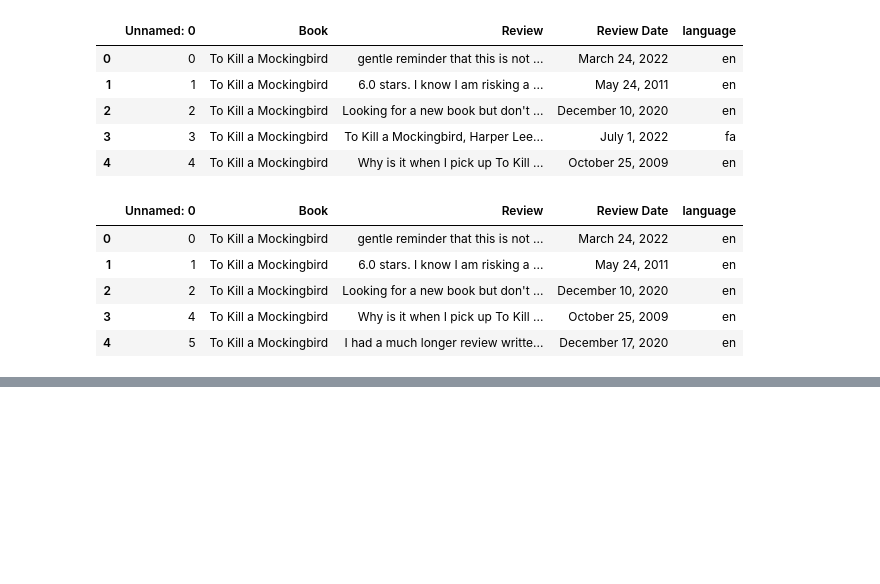
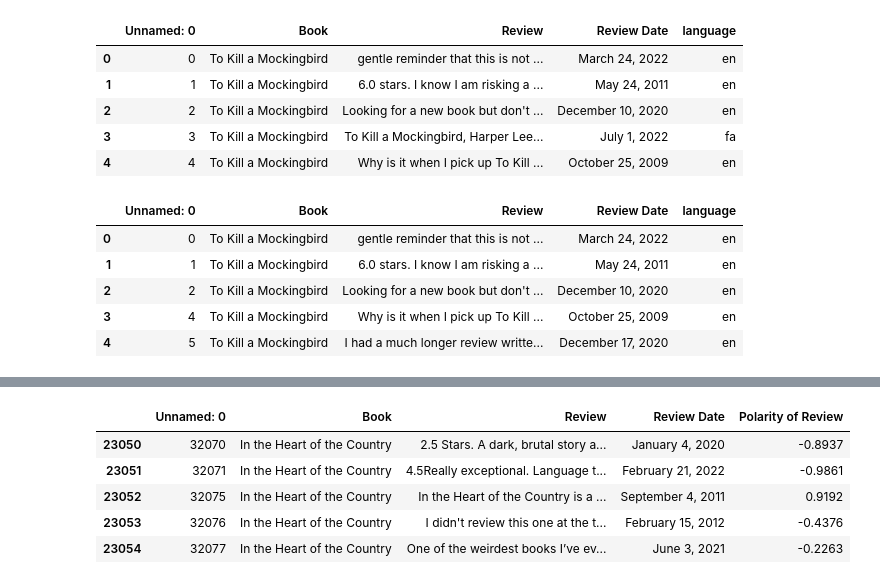
Before and after one commit to xcindyyyx/book-sentiment-project, a Jupyter notebook: notebook/sentiment_analysis.ipynb, the cells around one changed output, grey strips where cells are left out. Cells and saved outputs as stored; diff of their text form; code cells hidden in the pictures; blank space fills up the shorter version.

```diff
--- a/notebook/sentiment_analysis.ipynb
+++ b/notebook/sentiment_analysis.ipynb
@@ -103,0 +159,10 @@ new_df.head(10)
+# %%
+pd.set_option('display.max_colwidth', None)
+new_df.head()
+# %% [output]
+|  | Unnamed: 0 | Book | Review | Review Date | Polarity of Review |
+| 23050 | 32070 | In the Heart of the Country | 2.5 Stars. A dark, brutal story a... | January 4, 2020 | -0.8937 |
+| 23051 | 32071 | In the Heart of the Country | 4.5Really exceptional. Language t... | February 21, 2022 | -0.9861 |
+| 23052 | 32075 | In the Heart of the Country | In the Heart of the Country is a ... | September 4, 2011 | 0.9192 |
+| 23053 | 32076 | In the Heart of the Country | I didn't review this one at the t... | February 15, 2012 | -0.4376 |
+| 23054 | 32077 | In the Heart of the Country | One of the weirdest books I’ve ev... | June 3, 2021 | -0.2263 |
```
Also changed, not shown: parts of 6 cells of this notebook.
